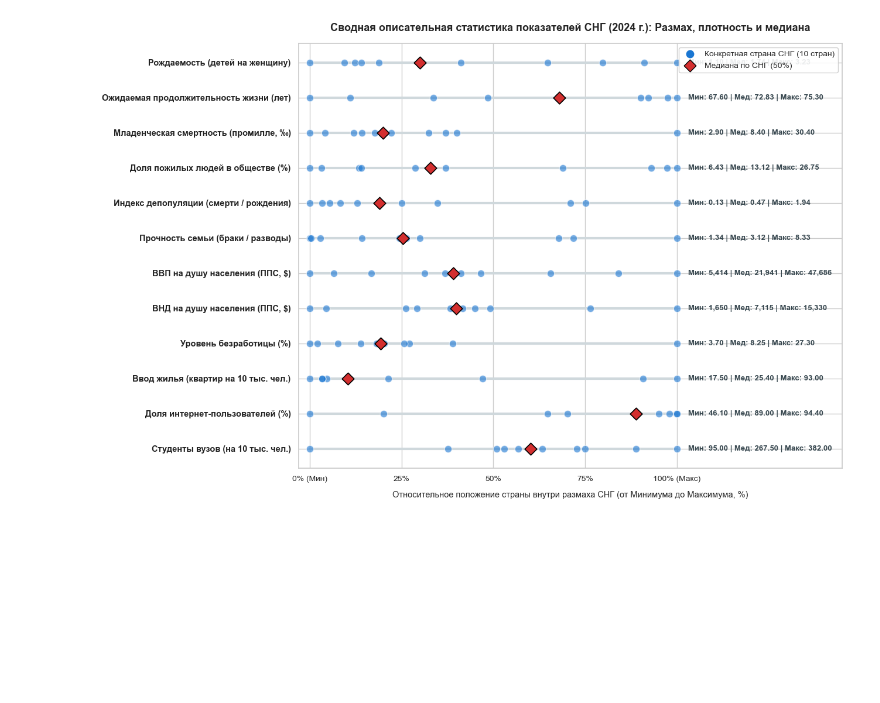
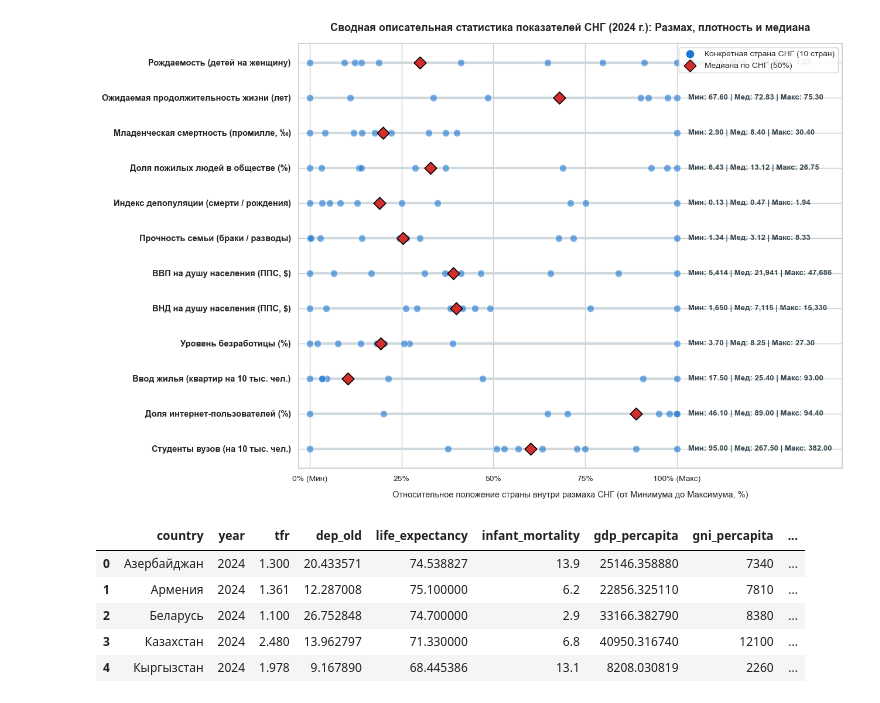
Before and after one commit to arinagribailo/stat-datathon-2026, a Jupyter notebook: descriptive_analysis.ipynb, the cells around one changed output. Saved outputs shown, nothing was run; the diff lists cells and outputs as text; code cells hidden in the pictures; blank space fills up the shorter version.

```diff
--- a/descriptive_analysis.ipynb
+++ b/descriptive_analysis.ipynb
@@ -755,3 +755,36 @@ plt.tight_layout()
 plt.show()
 # %% [output]
 [figure]
+# %%
+import matplotlib.patches as patches
+import matplotlib.pyplot as plt
+import numpy as np
+import pandas as pd
+
+# расходы д/х были пересчитаны на душу, usd
+df_descr = pd.read_csv(
+    "data_2024_upd.csv", sep=";", decimal=",", encoding="utf-8-sig"
+)
+
+df_descr = df_descr.dropna(subset=["country"])
+df_descr = df_descr[df_descr["country"].str.strip() != ""]
+
+numeric_cols = [c for c in df_descr.columns if c not in ["country", "year"]]
+for col in numeric_cols:
+    df_descr[col] = (
+        df_descr[col]
+        .astype(str)
+        .str.replace(" ", "")
+        .str.replace("\xa0", "")
+        .str.replace(",", ".")
+    )
+    df_descr[col] = pd.to_numeric(df_descr[col], errors="coerce")
+
+display(df_descr.head())
+# %% [output]
+|  | country | year | tfr | dep_old | life_expectancy | infant_mortality | gdp_percapita | gni_percapita | ... |
+| 0 | Азербайджан | 2024 | 1.300 | 20.433571 | 74.538827 | 13.9 | 25146.358880 | 7340 | ... |
+| 1 | Армения | 2024 | 1.361 | 12.287008 | 75.100000 | 6.2 | 22856.325110 | 7810 | ... |
+| 2 | Беларусь | 2024 | 1.100 | 26.752848 | 74.700000 | 2.9 | 33166.382790 | 8380 | ... |
+| 3 | Казахстан | 2024 | 2.480 | 13.962797 | 71.330000 | 6.8 | 40950.316740 | 12100 | ... |
+| 4 | Кыргызстан | 2024 | 1.978 | 9.167890 | 68.445386 | 13.1 | 8208.030819 | 2260 | ... |
```
Also changed, not shown: parts of 2 cells of this notebook.
